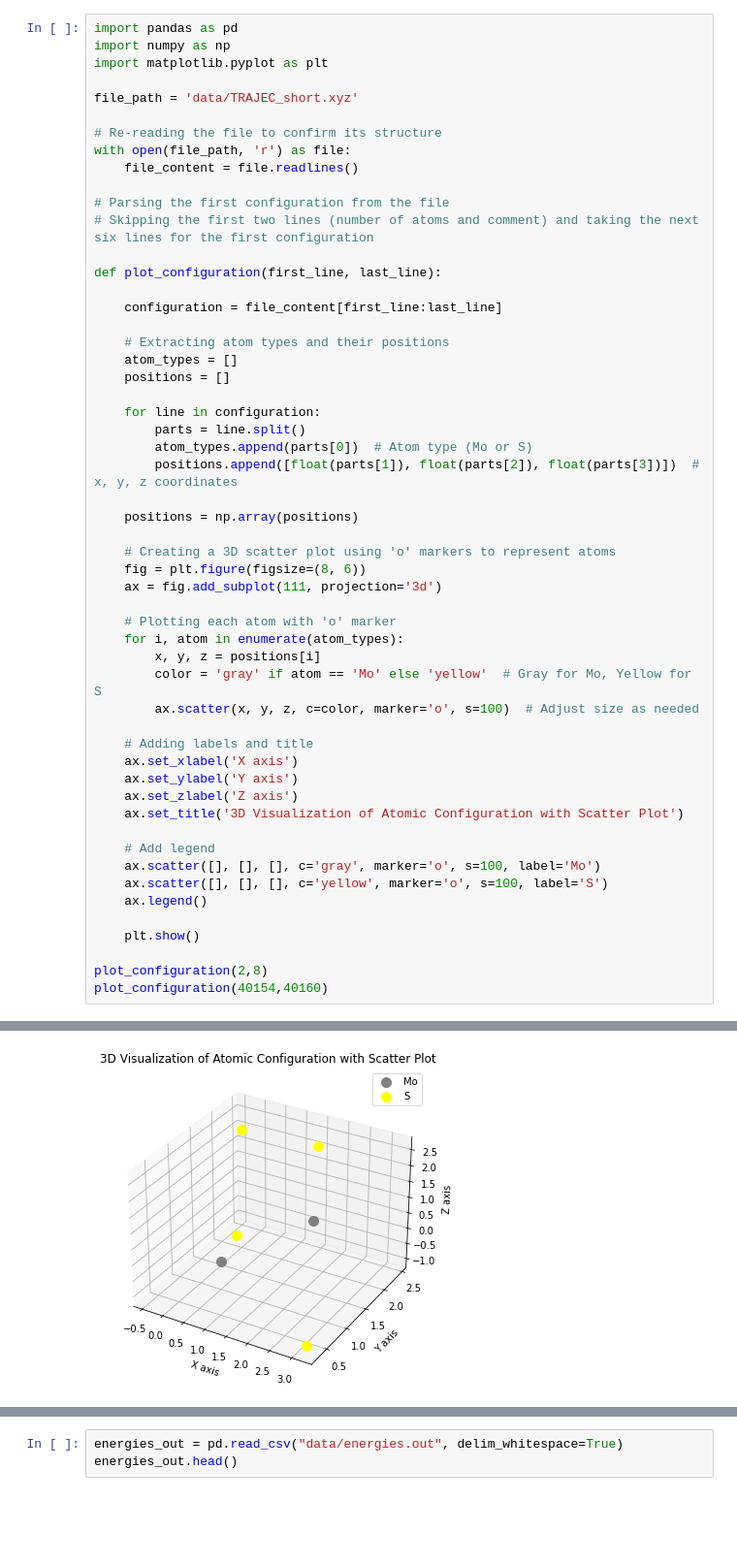
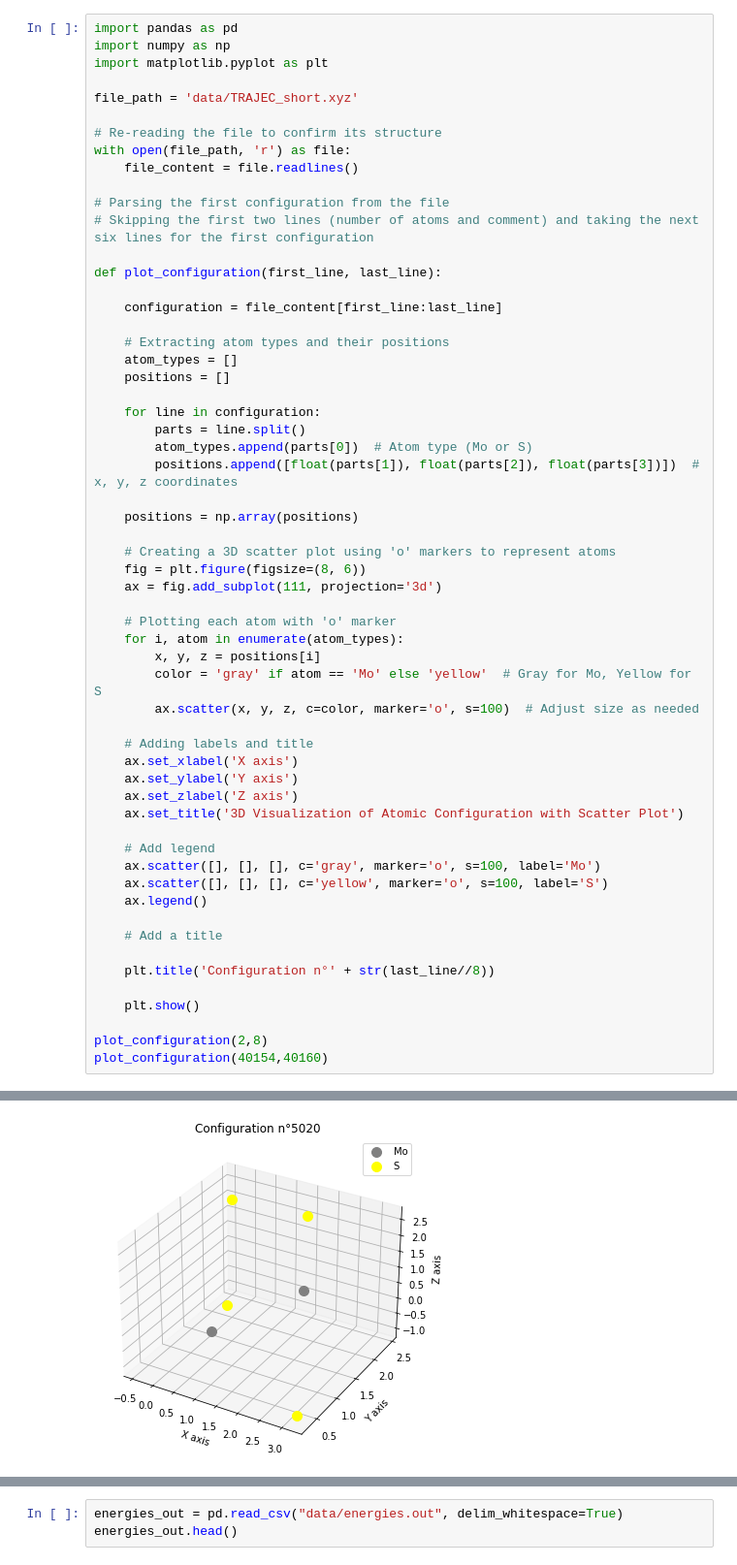
Before and after one commit to lucasboistay/molecular_dynamics, a Jupyter notebook: main.ipynb, the cells around one changed output, grey strips where cells are left out. Shown: that part at 97% size. Cells and saved outputs as stored; diff of their text form; blank space fills up the shorter version.

```diff
--- a/main.ipynb
+++ b/main.ipynb
@@ -57,6 +66,10 @@ def plot_configuration(first_line, last_line):
     ax.scatter([], [], [], c='yellow', marker='o', s=100, label='S')
     ax.legend()
 
+    # Add a title
+
+    plt.title('Configuration n°' + str(last_line//8))
+
     plt.show()
 
 plot_configuration(2,8)
@@ -66,2 +79,2 @@ plot_configuration(40154,40160)
-[figure, old version]
+[figure, new version]
 # %% [markdown]
```
Also changed, not shown: parts of 6 cells of this notebook, 1 other file.
